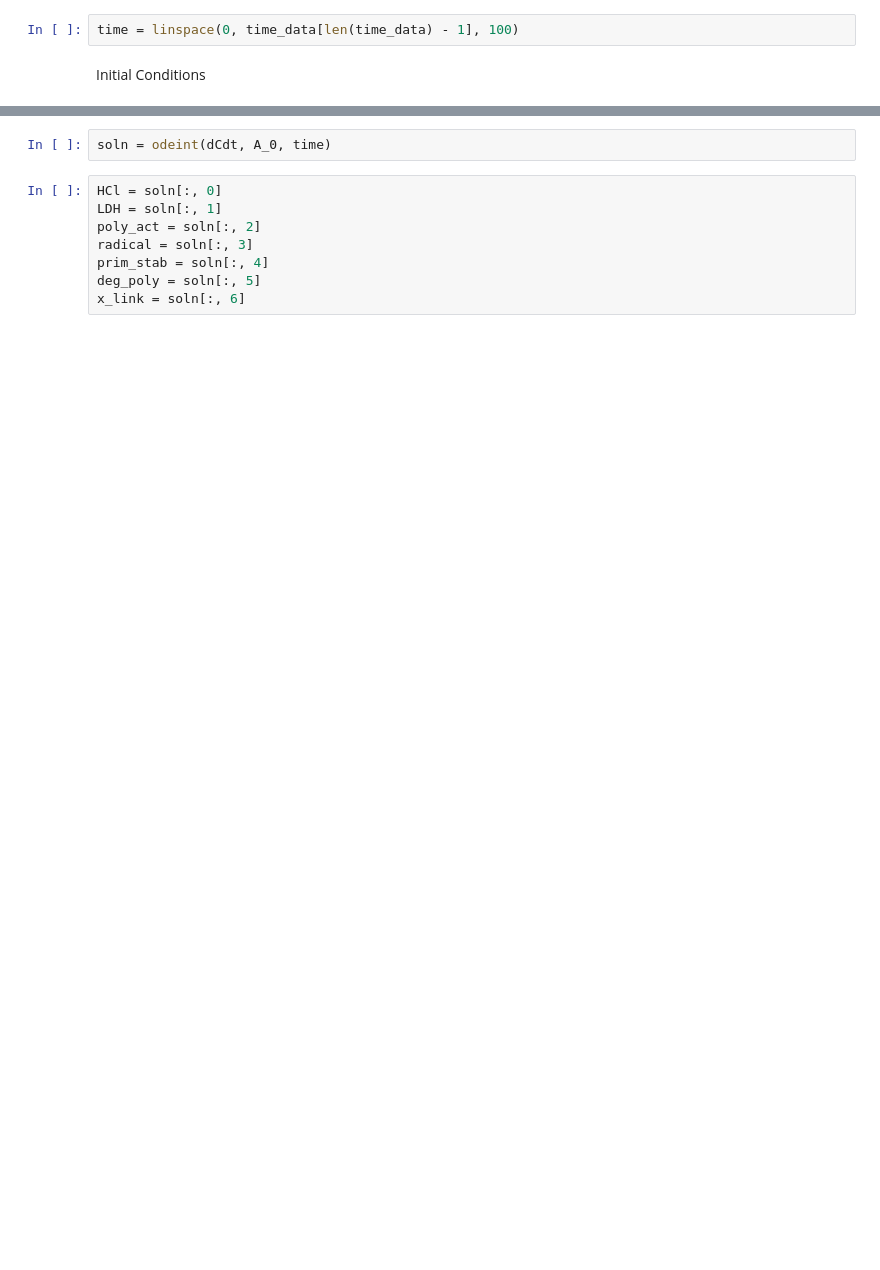
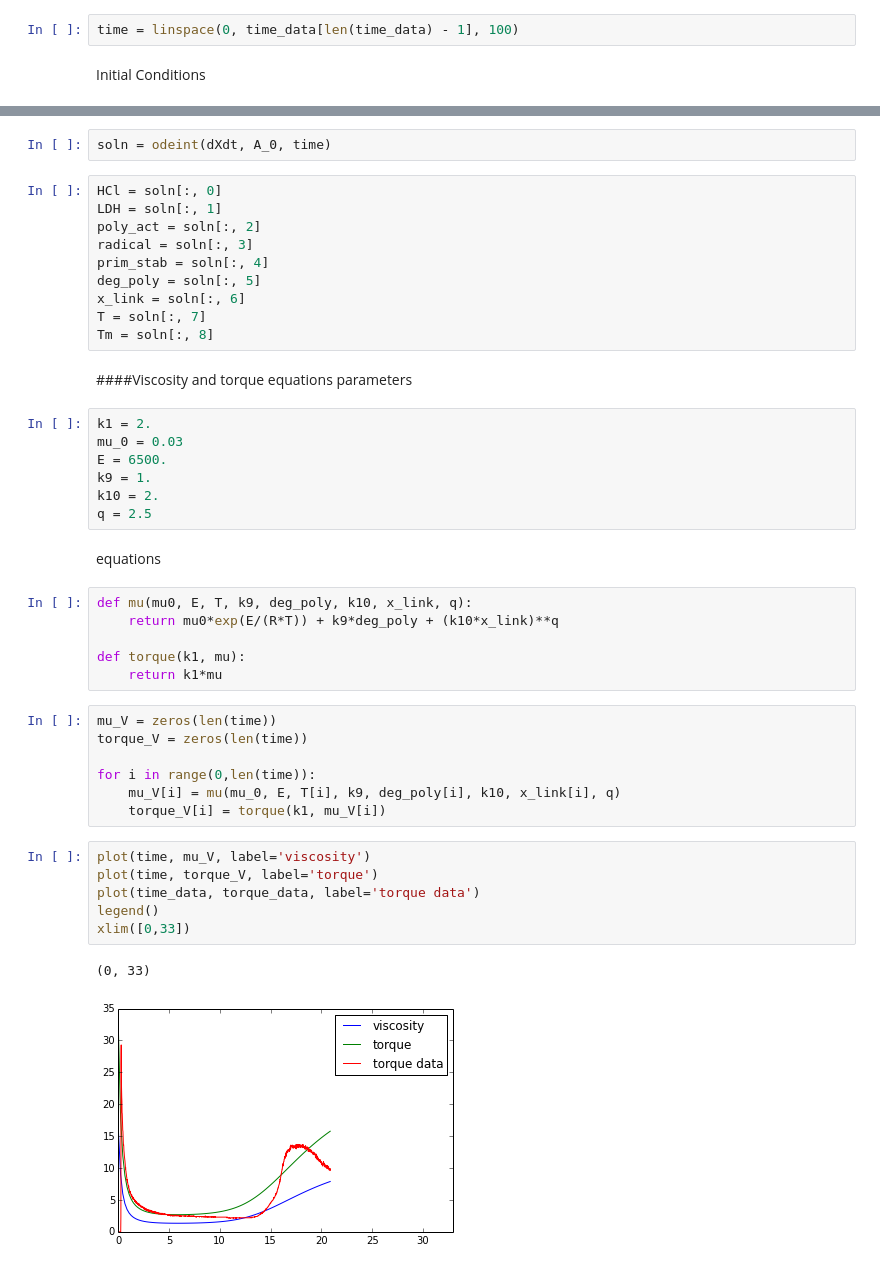
Before and after one commit to TimothyJohnLange/TorqueRheometerAnalysis, a Jupyter notebook: Single_curve_fitting_with_mat.ipynb, the cells around one changed output, grey strips where cells are left out. Drawn from its saved outputs; the diff is of its cells as text; blank space fills up the shorter version.

```diff
--- a/Single_curve_fitting_with_mat.ipynb
+++ b/Single_curve_fitting_with_mat.ipynb
@@ -112,5 +114,5 @@ A_0 = array([HCl_0,
 # %%
-soln = odeint(dCdt, A_0, time)
+soln = odeint(dXdt, A_0, time)
 # %%
 HCl = soln[:, 0]
 LDH = soln[:, 1]
@@ -119,3 +121,39 @@ radical = soln[:, 3]
 prim_stab = soln[:, 4]
 deg_poly = soln[:, 5]
 x_link = soln[:, 6]
+T = soln[:, 7]
+Tm = soln[:, 8]
+# %% [markdown]
+####Viscosity and torque equations
+parameters
+# %%
+k1 = 2.
+mu_0 = 0.03
+E = 6500.
+k9 = 1.
+k10 = 2.
+q = 2.5
+# %% [markdown]
+equations
+# %%
+def mu(mu0, E, T, k9, deg_poly, k10, x_link, q):
+	return mu0*exp(E/(R*T)) + k9*deg_poly + (k10*x_link)**q
+
+def torque(k1, mu):
+    return k1*mu
+# %%
+mu_V = zeros(len(time))
+torque_V = zeros(len(time))
+
+for i in range(0,len(time)):
+    mu_V[i] = mu(mu_0, E, T[i], k9, deg_poly[i], k10, x_link[i], q)
+    torque_V[i] = torque(k1, mu_V[i])
+# %%
+plot(time, mu_V, label='viscosity')
+plot(time, torque_V, label='torque')
+plot(time_data, torque_data, label='torque data')
+legend()
+xlim([0,33])
+# %% [output]
+(0, 33)
+[figure, added]
```
Also changed, not shown: parts of 11 cells of this notebook.
